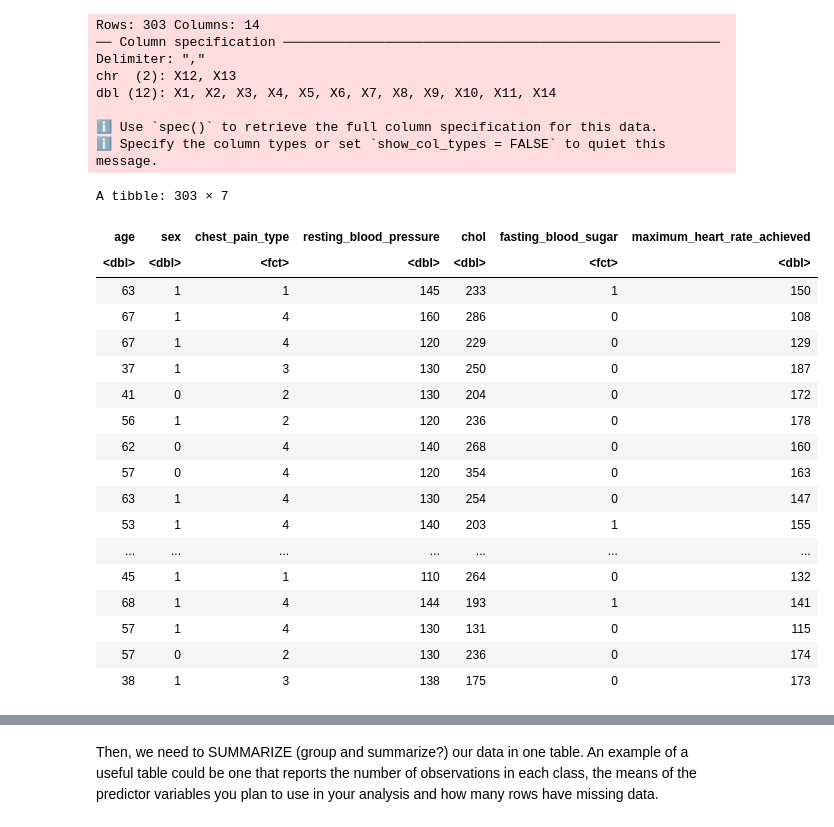
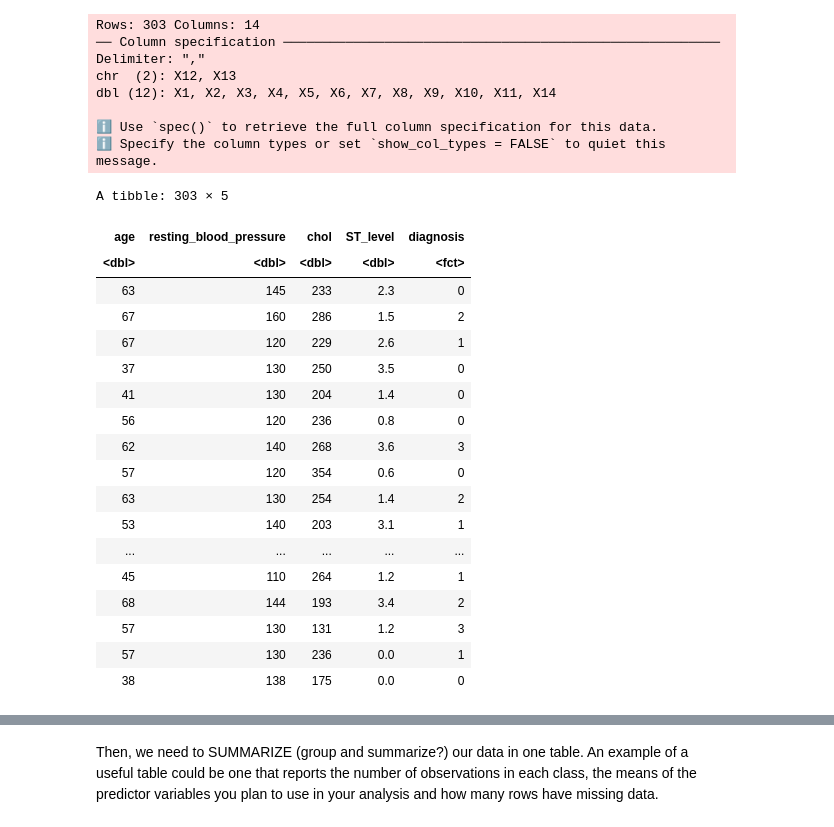
Before and after one commit to sendhelpDSCI/UBC_DSCI100_Group166, a Jupyter notebook: Data analysis.ipynb, the cells around one changed output, grey strips where cells are left out. Drawn from its saved outputs; the diff is of its cells as text; code cells hidden in the pictures.

```diff
--- a/Data analysis.ipynb
+++ b/Data analysis.ipynb
@@ -2,36 +2,36 @@
 library(tidyverse)
 library(tidymodels)
 # %%
-#load data
+#Reading data into Jupyter
 heart_disease <- read_delim("https://archive.ics.uci.edu/ml/machine-learning-databases/heart-disease/processed.cleveland.data", col_names = FALSE)
-colnames(heart_disease) <- c("age", "sex", "chest_pain_type", "resting_blood_pressure", "chol", "fasting_blood_sugar", "resting_electrocardiographic_results", "maximum_heart_rate_achieved", "exercise_induced_angina", "oldpeak", "slope", "number_of_major_vessels", "thal", "diagnosis_of_heart_disease")
-heart_data <- heart_disease |> mutate(chest_pain_type = as_factor(chest_pain_type), fasting_blood_sugar = as_factor(fasting_blood_sugar)) |> select(age, sex, chest_pain_type, resting_blood_pressure, chol, fasting_blood_sugar, maximum_heart_rate_achieved)
+colnames(heart_disease) <- c("age", "sex", "chest_pain_type", "resting_blood_pressure", "chol", "fasting_blood_sugar", "resting_electrocardiographic_results", "maximum_heart_rate_achieved", "exercise_induced_angina", "ST_level", "slope", "number_of_major_vessels", "thal", "diagnosis_of_heart_disease")
+heart_data <- heart_disease |> mutate(diagnosis = as_factor(diagnosis_of_heart_disease)) |> select(age, resting_blood_pressure, chol, ST_level, diagnosis)
 heart_data
 # %% [output]
 Rows: 303 Columns: 14
 ── Column specification ────────────────────────────────────────────────────────
 Delimiter: ","
 chr  (2): X12, X13
 dbl (12): X1, X2, X3, X4, X5, X6, X7, X8, X9, X10, X11, X14
 
 ℹ Use `spec()` to retrieve the full column specification for this data.
 ℹ Specify the column types or set `show_col_types = FALSE` to quiet this message.
-A tibble: 303 × 7
+A tibble: 303 × 5
-| age | sex | chest_pain_type | resting_blood_pressure | chol | fasting_blood_sugar | maximum_heart_rate_achieved |
-| <dbl> | <dbl> | <fct> | <dbl> | <dbl> | <fct> | <dbl> |
-| 63 | 1 | 1 | 145 | 233 | 1 | 150 |
-| 67 | 1 | 4 | 160 | 286 | 0 | 108 |
-| 67 | 1 | 4 | 120 | 229 | 0 | 129 |
-| 37 | 1 | 3 | 130 | 250 | 0 | 187 |
-| 41 | 0 | 2 | 130 | 204 | 0 | 172 |
-| 56 | 1 | 2 | 120 | 236 | 0 | 178 |
-| 62 | 0 | 4 | 140 | 268 | 0 | 160 |
-| 57 | 0 | 4 | 120 | 354 | 0 | 163 |
-| 63 | 1 | 4 | 130 | 254 | 0 | 147 |
-| 53 | 1 | 4 | 140 | 203 | 1 | 155 |
-| ... | ... | ... | ... | ... | ... | ... |
-| 45 | 1 | 1 | 110 | 264 | 0 | 132 |
-| 68 | 1 | 4 | 144 | 193 | 1 | 141 |
-| 57 | 1 | 4 | 130 | 131 | 0 | 115 |
-| 57 | 0 | 2 | 130 | 236 | 0 | 174 |
-| 38 | 1 | 3 | 138 | 175 | 0 | 173 |
+| age | resting_blood_pressure | chol | ST_level | diagnosis |
+| <dbl> | <dbl> | <dbl> | <dbl> | <fct> |
+| 63 | 145 | 233 | 2.3 | 0 |
+| 67 | 160 | 286 | 1.5 | 2 |
+| 67 | 120 | 229 | 2.6 | 1 |
+| 37 | 130 | 250 | 3.5 | 0 |
+| 41 | 130 | 204 | 1.4 | 0 |
+| 56 | 120 | 236 | 0.8 | 0 |
+| 62 | 140 | 268 | 3.6 | 3 |
+| 57 | 120 | 354 | 0.6 | 0 |
+| 63 | 130 | 254 | 1.4 | 2 |
+| 53 | 140 | 203 | 3.1 | 1 |
+| ... | ... | ... | ... | ... |
+| 45 | 110 | 264 | 1.2 | 1 |
+| 68 | 144 | 193 | 3.4 | 2 |
+| 57 | 130 | 131 | 1.2 | 3 |
+| 57 | 130 | 236 | 0.0 | 1 |
+| 38 | 138 | 175 | 0.0 | 0 |
```
Also changed, not shown: parts of 6 cells of this notebook, 1 other file.
